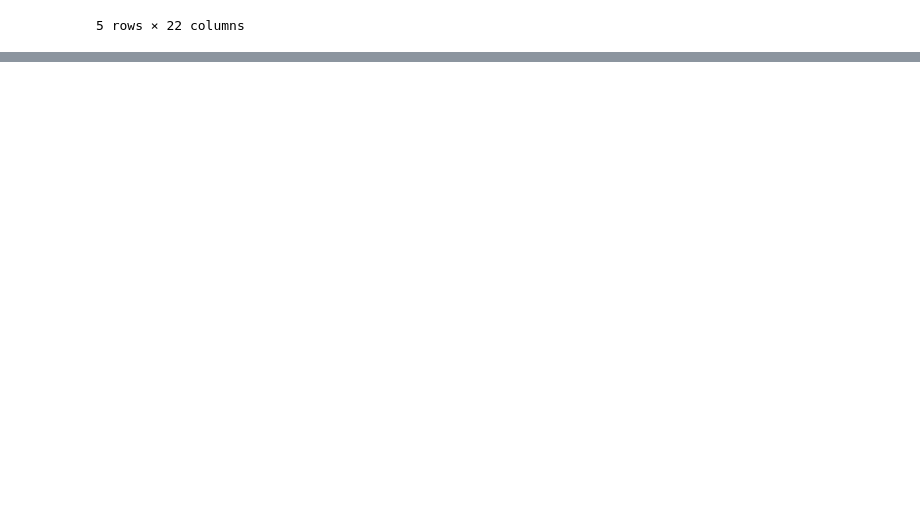
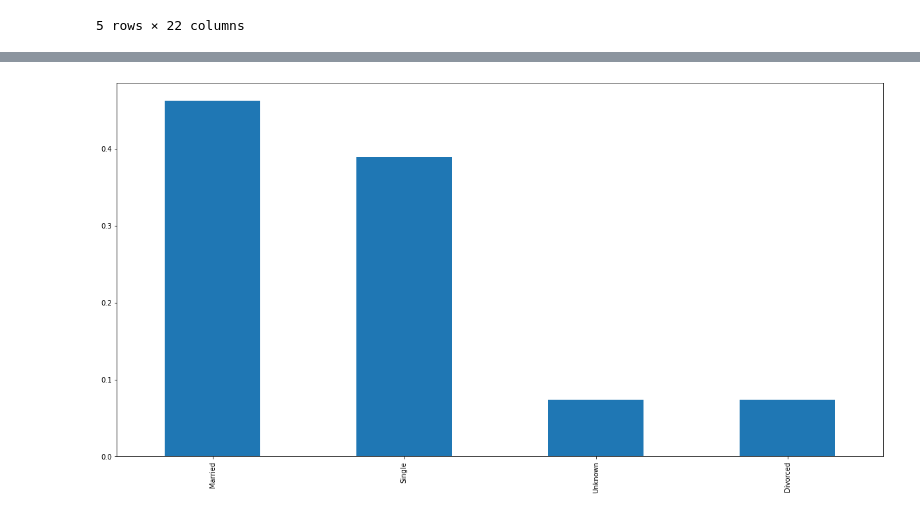
Before and after one commit to A-Nuru/Predict_Customer_Churn_with_Production_Code, a Jupyter notebook: churn_notebook.ipynb, the cells around one changed output, grey strips where cells are left out. Drawn from its saved outputs; the diff is of its cells as text; code cells hidden in the pictures; blank space fills up the shorter version.

```diff
--- a/churn_notebook.ipynb
+++ b/churn_notebook.ipynb
@@ -137,0 +149,5 @@ df.head()
+# %%
+plt.figure(figsize=(20,10))
+df.Marital_Status.value_counts('normalize').plot(kind='bar');
+# %% [output]
+[figure, added]
```
Also changed, not shown: parts of 15 cells of this notebook.
